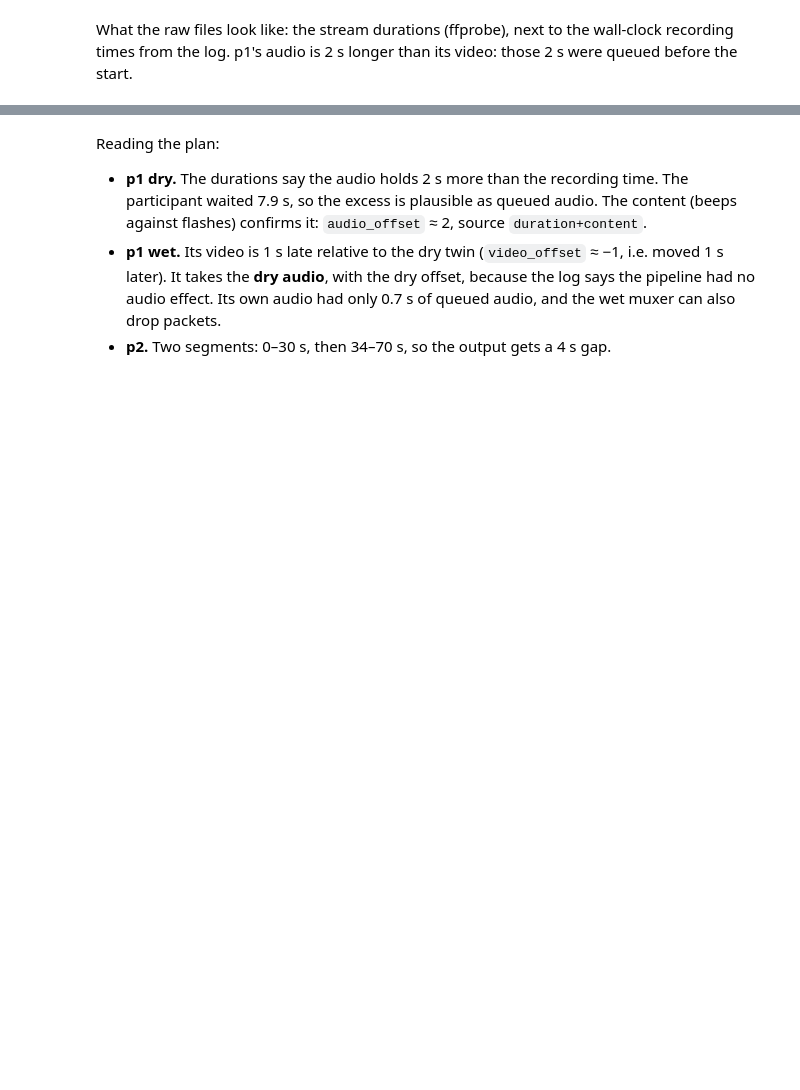
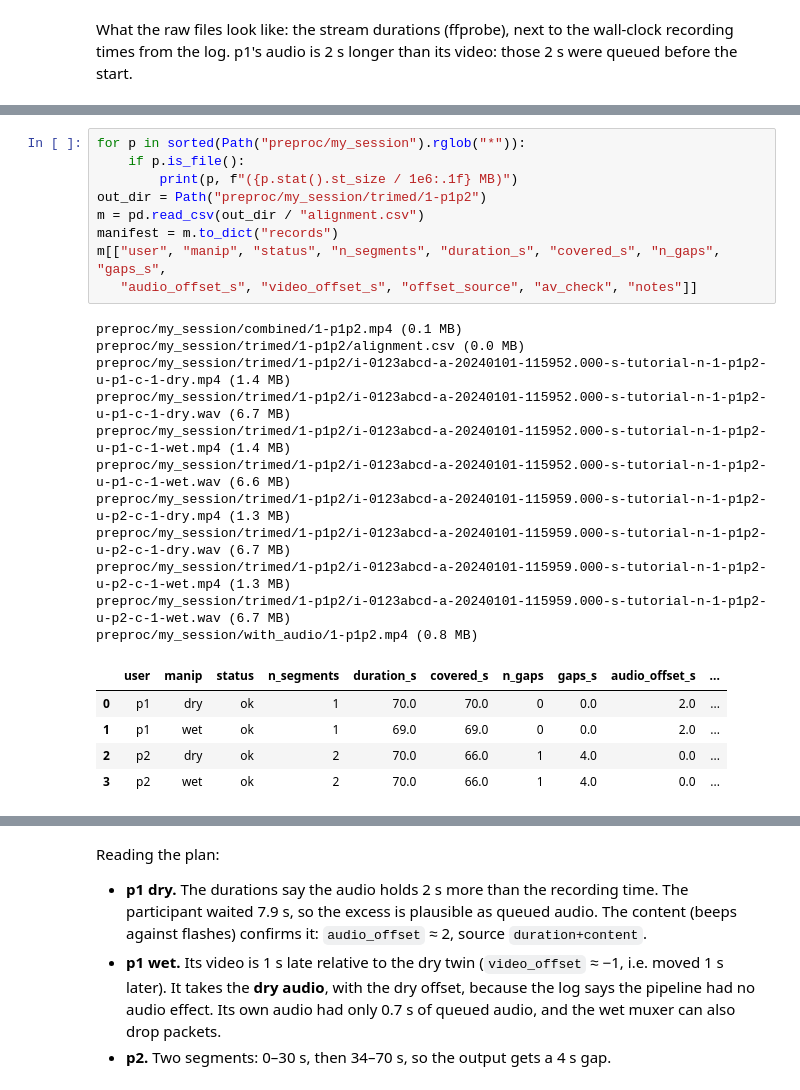
Before and after one commit to ducksouplab/prepro, a Jupyter notebook: tutorial/preprocessing_tutorial.ipynb, the cells around one changed output, grey strips where cells are left out. Drawn from its saved outputs; the diff is of its cells as text; blank space fills up the shorter version.

```diff
--- a/tutorial/preprocessing_tutorial.ipynb
+++ b/tutorial/preprocessing_tutorial.ipynb
@@ -167,0 +179,26 @@ Nothing is encoded at this step.
+# %%
+for p in sorted(Path("preproc/my_session").rglob("*")):
+    if p.is_file():
+        print(p, f"({p.stat().st_size / 1e6:.1f} MB)")
+out_dir = Path("preproc/my_session/trimed/1-p1p2")
+m = pd.read_csv(out_dir / "alignment.csv")
+manifest = m.to_dict("records")
+m[["user", "manip", "status", "n_segments", "duration_s", "covered_s", "n_gaps", "gaps_s",
+   "audio_offset_s", "video_offset_s", "offset_source", "av_check", "notes"]]
+# %% [output]
+preproc/my_session/combined/1-p1p2.mp4 (0.1 MB)
+preproc/my_session/trimed/1-p1p2/alignment.csv (0.0 MB)
+preproc/my_session/trimed/1-p1p2/i-0123abcd-a-20240101-115952.000-s-tutorial-n-1-p1p2-u-p1-c-1-dry.mp4 (1.4 MB)
+preproc/my_session/trimed/1-p1p2/i-0123abcd-a-20240101-115952.000-s-tutorial-n-1-p1p2-u-p1-c-1-dry.wav (6.7 MB)
+preproc/my_session/trimed/1-p1p2/i-0123abcd-a-20240101-115952.000-s-tutorial-n-1-p1p2-u-p1-c-1-wet.mp4 (1.4 MB)
+preproc/my_session/trimed/1-p1p2/i-0123abcd-a-20240101-115952.000-s-tutorial-n-1-p1p2-u-p1-c-1-wet.wav (6.6 MB)
+preproc/my_session/trimed/1-p1p2/i-0123abcd-a-20240101-115959.000-s-tutorial-n-1-p1p2-u-p2-c-1-dry.mp4 (1.3 MB)
+preproc/my_session/trimed/1-p1p2/i-0123abcd-a-20240101-115959.000-s-tutorial-n-1-p1p2-u-p2-c-1-dry.wav (6.7 MB)
+preproc/my_session/trimed/1-p1p2/i-0123abcd-a-20240101-115959.000-s-tutorial-n-1-p1p2-u-p2-c-1-wet.mp4 (1.3 MB)
+preproc/my_session/trimed/1-p1p2/i-0123abcd-a-20240101-115959.000-s-tutorial-n-1-p1p2-u-p2-c-1-wet.wav (6.7 MB)
+preproc/my_session/with_audio/1-p1p2.mp4 (0.8 MB)
+|  | user | manip | status | n_segments | duration_s | covered_s | n_gaps | gaps_s | audio_offset_s | ... |
+| 0 | p1 | dry | ok | 1 | 70.0 | 70.0 | 0 | 0.0 | 2.0 | ... |
+| 1 | p1 | wet | ok | 1 | 69.0 | 69.0 | 0 | 0.0 | 2.0 | ... |
+| 2 | p2 | dry | ok | 2 | 70.0 | 66.0 | 1 | 4.0 | 0.0 | ... |
+| 3 | p2 | wet | ok | 2 | 70.0 | 66.0 | 1 | 4.0 | 0.0 | ... |
```
Also changed, not shown: parts of 29 cells of this notebook, 7 other files.
